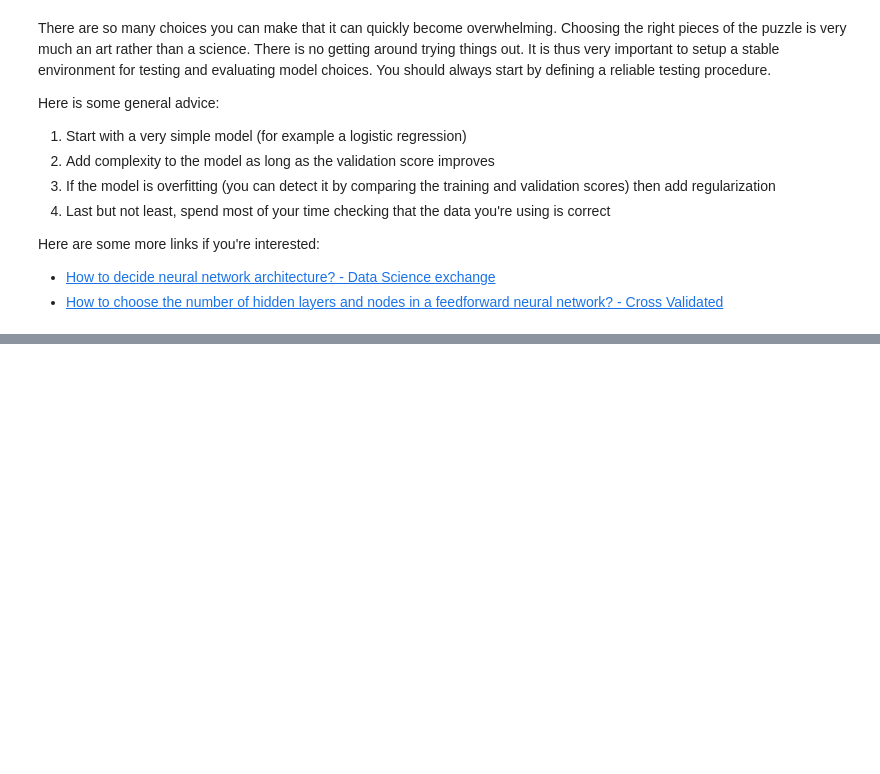
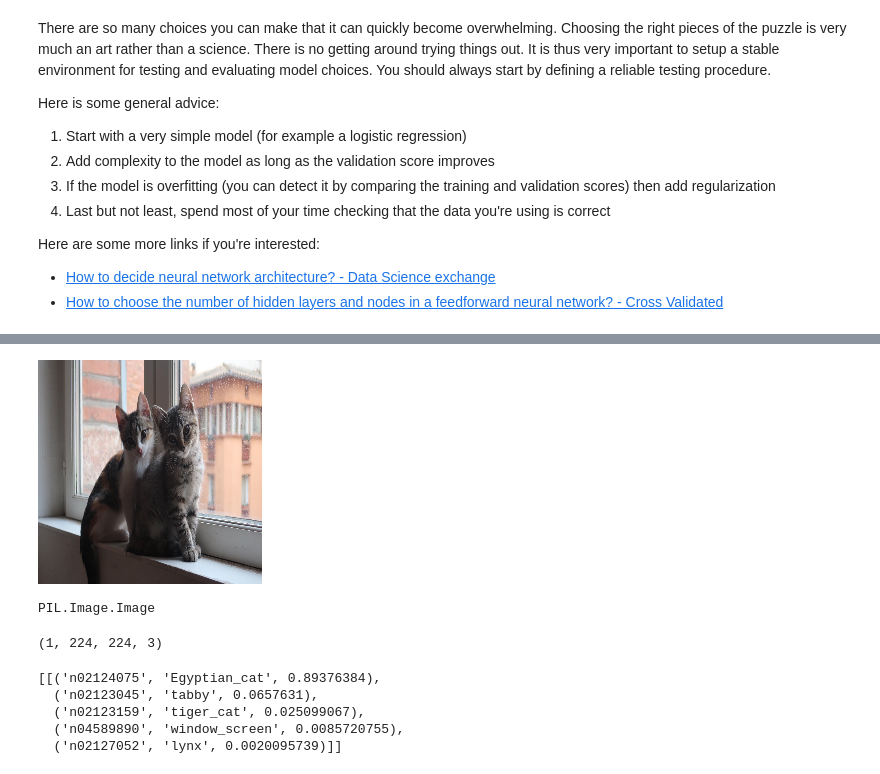
Before and after one commit to MaxHalford/data-science-tutorials, a Jupyter notebook: deep-learning-tse/intro.ipynb, the cells around one changed output, grey strips where cells are left out. Drawn from its saved outputs; the diff is of its cells as text; code cells hidden in the pictures; blank space fills up the shorter version.

```diff
--- a/deep-learning-tse/intro.ipynb
+++ b/deep-learning-tse/intro.ipynb
@@ -855,0 +854,28 @@ _________________________________________________________________
+# %%
+from keras.preprocessing import image
+
+img = image.load_img('noisette-loo.jpg', target_size=(224, 224))
+img
+# %% [output]
+[figure, added]
+# %%
+type(img)
+# %% [output]
+PIL.Image.Image
+# %%
+img_array = image.img_to_array(img)
+img_array = np.expand_dims(img_array, axis=0)
+img_array.shape
+# %% [output]
+(1, 224, 224, 3)
+# %%
+from keras.applications.imagenet_utils import decode_predictions
+
+y_pred = mob_net.predict(mobilenet.preprocess_input(img_array.copy()))
+decode_predictions(y_pred)
+# %% [output]
+[[('n02124075', 'Egyptian_cat', 0.89376384),
+  ('n02123045', 'tabby', 0.0657631),
+  ('n02123159', 'tiger_cat', 0.025099067),
+  ('n04589890', 'window_screen', 0.0085720755),
+  ('n02127052', 'lynx', 0.0020095739)]]
```
Also changed, not shown: parts of 37 cells of this notebook, 7 other files.
